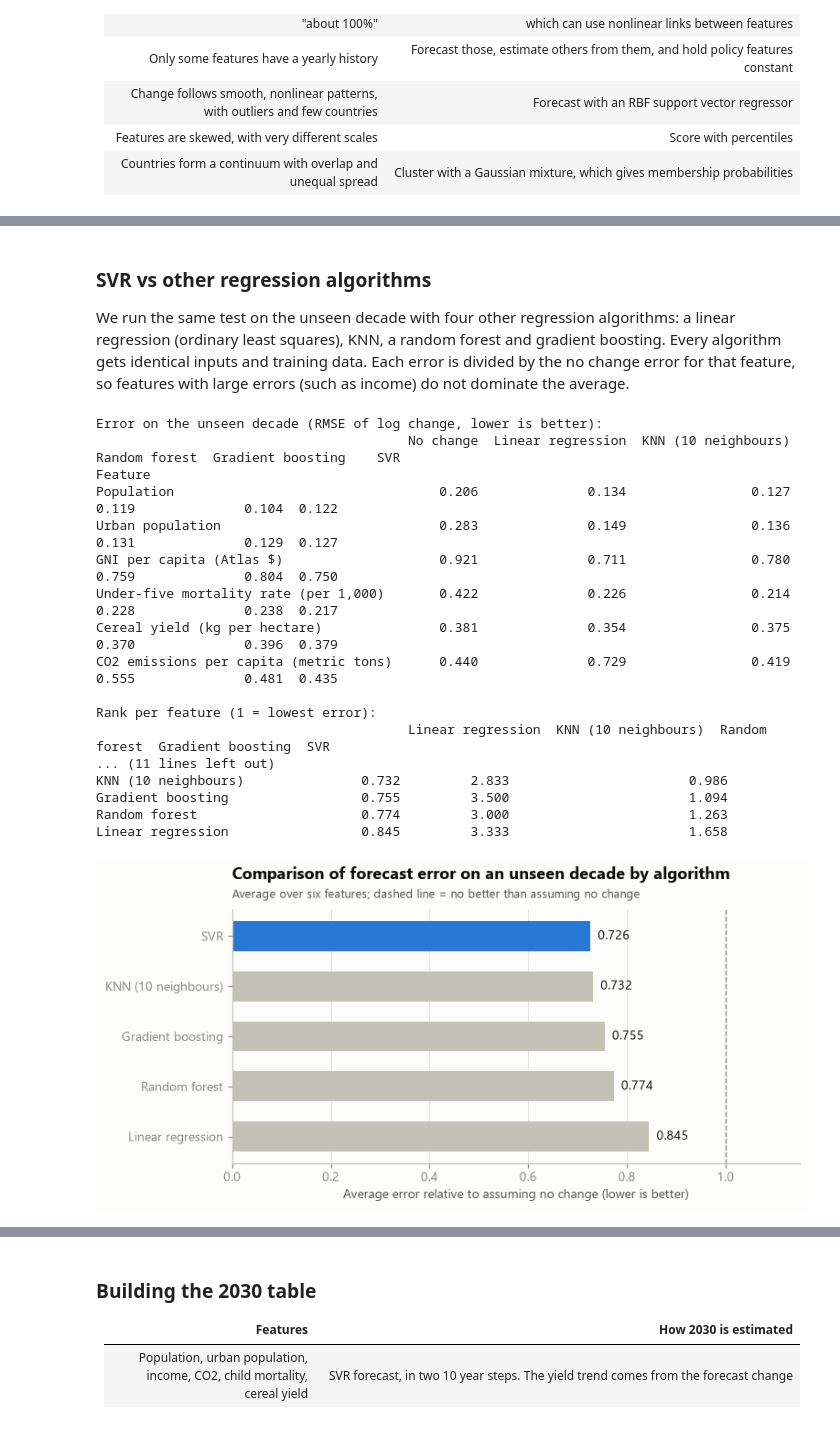
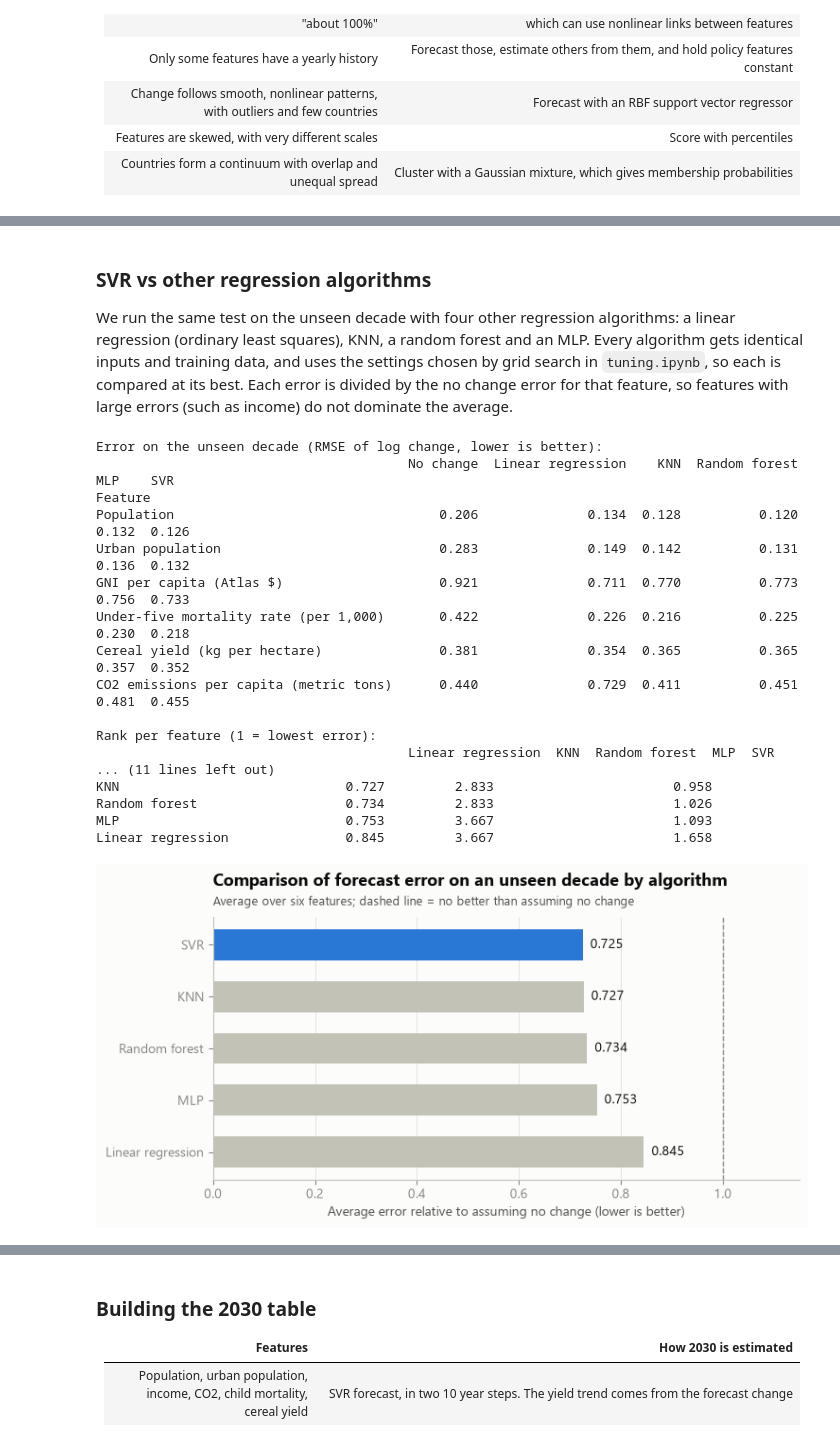
Before and after one commit to edward3423/nasipadang, a Jupyter notebook: nasipadang.ipynb, the cells around one changed output, grey strips where cells are left out. Cells and saved outputs as stored; diff of their text form; code cells hidden in the pictures.

```diff
--- a/nasipadang.ipynb
+++ b/nasipadang.ipynb
@@ -751,8 +753,19 @@ def inputs_at(year):
     return pd.DataFrame({"income": income_code, "region": region_code, **{k: HISTORY[k][year] for k in FORECAST_FEATURES}})
 
 
-def new_svr():
-    return make_pipeline(SimpleImputer(strategy="median"), StandardScaler(), SVR(C=1.0, epsilon=0.05))
+# Settings for each feature, chosen with GridSearchCV on the 1990-2000 training decade (see tuning.ipynb)
+SVR_SETTINGS = {
+    "population": {"C": 0.1, "epsilon": 0.01, "gamma": "scale"},
+    "urban": {"C": 0.1, "epsilon": 0.01, "gamma": "scale"},
+    "gni": {"C": 10.0, "epsilon": 0.1, "gamma": 0.01},
+    "u5": {"C": 10.0, "epsilon": 0.01, "gamma": 0.01},
+    "yield": {"C": 0.1, "epsilon": 0.1, "gamma": 0.01},
+    "co2": {"C": 100.0, "epsilon": 0.1, "gamma": 0.01},
+}
+
+
+def new_svr(k):
+    return make_pipeline(SimpleImputer(strategy="median"), StandardScaler(), SVR(**SVR_SETTINGS[k]))
 
 
 rows, backtest_pred = [], {}
@@ -760,7 +773,7 @@ for k, start_year in TEST_DECADE.items():
     v = HISTORY[k]
     train_y = (v[start_year] - v[1990]) * 10 / (start_year - 1990)
     ok = train_y.notna()
-    model = new_svr().fit(inputs_at(1990)[ok], train_y[ok])
+    model = new_svr(k).fit(inputs_at(1990)[ok], train_y[ok])
     actual = (v[start_year + 10] - v[start_year]).dropna()
     predicted = pd.Series(model.predict(inputs_at(start_year).loc[actual.index]), index=actual.index)
     trend = ((v[start_year] - v[start_year - 5]) * 2).reindex(actual.index).fillna(train_y.mean())
@@ -824,15 +837,34 @@ This is one test decade, and the 20 year forecast itself cannot be fully tested
 # %% [markdown]
 ### SVR vs other regression algorithms
 
-We run the same test on the unseen decade with four other regression algorithms: a linear regression (ordinary least squares), KNN, a random forest and gradient boosting. Every algorithm gets identical inputs and training data. Each error is divided by the no change error for that feature, so features with large errors (such as income) do not dominate the average.
+We run the same test on the unseen decade with four other regression algorithms: a linear regression (ordinary least squares), KNN, a random forest and an MLP. Every algorithm gets identical inputs and training data, and uses the settings chosen by grid search in `tuning.ipynb`, so each is compared at its best. Each error is divided by the no change error for that feature, so features with large errors (such as income) do not dominate the average.
 # %%
+# Settings for each feature, chosen with GridSearchCV on the 1990-2000 training decade (see tuning.ipynb)
+KNN_SETTINGS = {
+    "population": {"n_neighbors": 20, "weights": "distance"}, "urban": {"n_neighbors": 40, "weights": "distance"},
+    "gni": {"n_neighbors": 15, "weights": "uniform"}, "u5": {"n_neighbors": 30, "weights": "distance"},
+    "yield": {"n_neighbors": 40, "weights": "distance"}, "co2": {"n_neighbors": 15, "weights": "distance"},
+}
+FOREST_SETTINGS = {
+    "population": {"max_depth": None, "max_features": 0.5, "min_samples_leaf": 5},
+    "urban": {"max_depth": None, "max_features": 1.0, "min_samples_leaf": 5},
+    "gni": {"max_depth": 10, "max_features": 0.5, "min_samples_leaf": 1},
+    "u5": {"max_depth": 10, "max_features": 0.5, "min_samples_leaf": 1},
+    "yield": {"max_depth": None, "max_features": 1.0, "min_samples_leaf": 10},
+    "co2": {"max_depth": 10, "max_features": 1.0, "min_samples_leaf": 1},
+}
+MLP_SETTINGS = {
+    "population": {"hidden_layer_sizes": (16, 16), "alpha": 1.0}, "urban": {"hidden_layer_sizes": (32,), "alpha": 1.0},
+    "gni": {"hidden_layer_sizes": (16, 16), "alpha": 1.0}, "u5": {"hidden_layer_sizes": (32,), "alpha": 1.0},
+    "yield": {"hidden_layer_sizes": (16, 16), "alpha": 10.0}, "co2": {"hidden_layer_sizes": (16,), "alpha": 1.0},
+}
 REGRESSORS = {
-    "Linear regression": lambda: make_pipeline(SimpleImputer(strategy="median"), StandardScaler(), LinearRegression()),
-    "KNN (10 neighbours)": lambda: make_pipeline(SimpleImputer(strategy="median"), StandardScaler(),
-                                                 KNeighborsRegressor(n_neighbors=10, weights="distance")),
-    "Random forest": lambda: make_pipeline(SimpleImputer(strategy="median"),
-                                           RandomForestRegressor(n_estimators=500, min_samples_leaf=5, random_state=SEED, n_jobs=-1)),
-    "Gradient boosting": lambda: make_pipeline(SimpleImputer(strategy="median"), GradientBoostingRegressor(random_state=SEED)),
+    "Linear regression": lambda k: make_pipeline(SimpleImputer(strategy="median"), StandardScaler(), LinearRegression()),
+    "KNN": lambda k: make_pipeline(SimpleImputer(strategy="median"), StandardScaler(), KNeighborsRegressor(**KNN_SETTINGS[k])),
+    "Random forest": lambda k: make_pipeline(SimpleImputer(strategy="median"),
+                                             RandomForestRegressor(n_estimators=300, random_state=SEED, n_jobs=-1, **FOREST_SETTINGS[k])),
+    "MLP": lambda k: make_pipeline(SimpleImputer(strategy="median"), StandardScaler(),
+                                   MLPRegressor(solver="lbfgs", max_iter=2000, random_state=SEED, **MLP_SETTINGS[k])),
     "SVR": new_svr,
 }
 
@@ -845,53 +877,53 @@ for k, start_year in TEST_DECADE.items():
     actual = (v[start_year + 10] - v[start_year]).dropna()
     row = {"Feature": LABELS.get(k, FORECAST_SERIES[k]), "No change": np.sqrt(np.mean(actual ** 2))}
     for name, make in REGRESSORS.items():
-        predicted = make().fit(inputs_at(1990)[ok], train_y[ok]).predict(inputs_at(start_year).loc[actual.index])
+        predicted = make(k).fit(inputs_at(1990)[ok], train_y[ok]).predict(inputs_at(start_year).loc[actual.index])
         row[name] = np.sqrt(np.mean((actual - predicted) ** 2))
     rows.append(row)
 algo_table = pd.DataFrame(rows).set_index("Feature")
 relative = algo_table[list(REGRESSORS)].div(algo_table["No change"], axis=0)
 ranks = algo_table[list(REGRESSORS)].rank(axis=1).astype(int)
 summary = pd.DataFrame({"Error vs no change": relative.mean(), "Average rank": ranks.mean(),
                         "Worst feature vs no change": relative.max()}).sort_values("Error vs no change")
 print("Error on the unseen decade (RMSE of log change, lower is better):")
 print(algo_table.round(3).to_string())
 print("\nRank per feature (1 = lowest error):")
 print(ranks.to_string())
 print("\nSummary over the six features (error relative to no change: 1.0 = no better than no change):")
 print(summary.round(3).to_string())
 
 fig, ax = plt.subplots(figsize=(8, 3.6))
 order = summary.index[::-1]
 ax.barh(order, summary.loc[order, "Error vs no change"], color=[CAT[0] if n == "SVR" else AXIS for n in order], height=0.6)
 for i, n in enumerate(order):
     ax.text(summary.loc[n, "Error vs no change"] + 0.015, i, f"{summary.loc[n, 'Error vs no change']:.3f}",
             va="center", color=INK, fontsize=10)
 ax.axvline(1.0, color=MUTED, lw=1, ls="--")
 ax.set_xlim(0, 1.15)
 ax.set_xlabel("Average error relative to assuming no change (lower is better)")
 ax.grid(axis="y", visible=False)
 titled(ax, "Comparison of forecast error on an unseen decade by algorithm",
        "Average over six features; dashed line = no better than assuming no change")
 save(fig, "14_forecast_algorithms")
 # %% [output]
 Error on the unseen decade (RMSE of log change, lower is better):
-                                        No change  Linear regression  KNN (10 neighbours)  Random forest  Gradient boosting    SVR
+                                        No change  Linear regression    KNN  Random forest    MLP    SVR
 Feature
-Population                                  0.206              0.134                0.127          0.119              0.104  0.122
-Urban population                            0.283              0.149                0.136          0.131              0.129  0.127
-GNI per capita (Atlas $)                    0.921              0.711                0.780          0.759              0.804  0.750
-Under-five mortality rate (per 1,000)       0.422              0.226                0.214          0.228              0.238  0.217
-Cereal yield (kg per hectare)               0.381              0.354                0.375          0.370              0.396  0.379
-CO2 emissions per capita (metric tons)      0.440              0.729                0.419          0.555              0.481  0.435
+Population                                  0.206              0.134  0.128          0.120  0.132  0.126
+Urban population                            0.283              0.149  0.142          0.131  0.136  0.132
+GNI per capita (Atlas $)                    0.921              0.711  0.770          0.773  0.756  0.733
+Under-five mortality rate (per 1,000)       0.422              0.226  0.216          0.225  0.230  0.218
+Cereal yield (kg per hectare)               0.381              0.354  0.365          0.365  0.357  0.352
+CO2 emissions per capita (metric tons)      0.440              0.729  0.411          0.451  0.481  0.455
 
 Rank per feature (1 = lowest error):
-                                        Linear regression  KNN (10 neighbours)  Random forest  Gradient boosting  SVR
+                                        Linear regression  KNN  Random forest  MLP  SVR
 ... (11 lines left out)
-KNN (10 neighbours)               0.732         2.833                       0.986
-Gradient boosting                 0.755         3.500                       1.094
-Random forest                     0.774         3.000                       1.263
-Linear regression                 0.845         3.333                       1.658
+KNN                             0.727         2.833                       0.958
+Random forest                   0.734         2.833                       1.026
+MLP                             0.753         3.667                       1.093
+Linear regression               0.845         3.667                       1.658
-[figure, old version]
+[figure, new version]
 # %% [markdown]
 How we interpret this:
 
```
Also changed, not shown: parts of 34 cells of this notebook, 17 other files.
